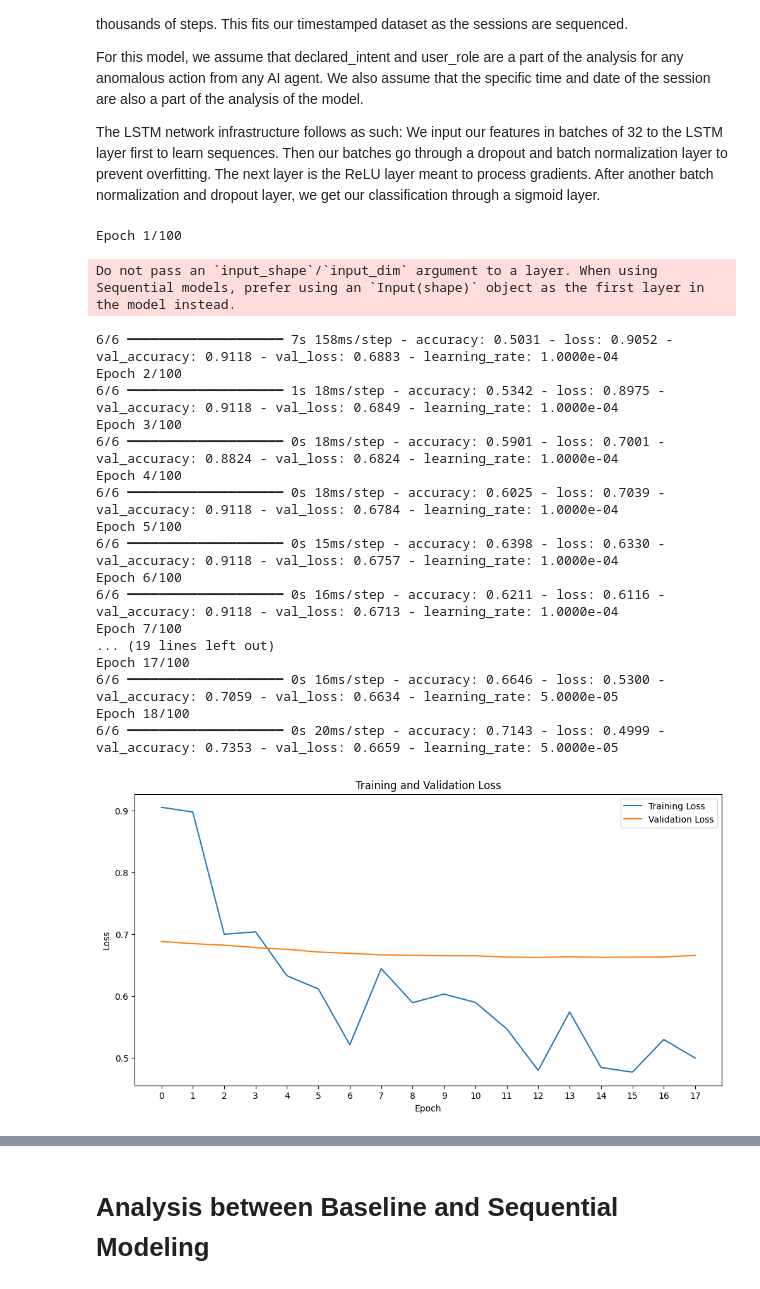
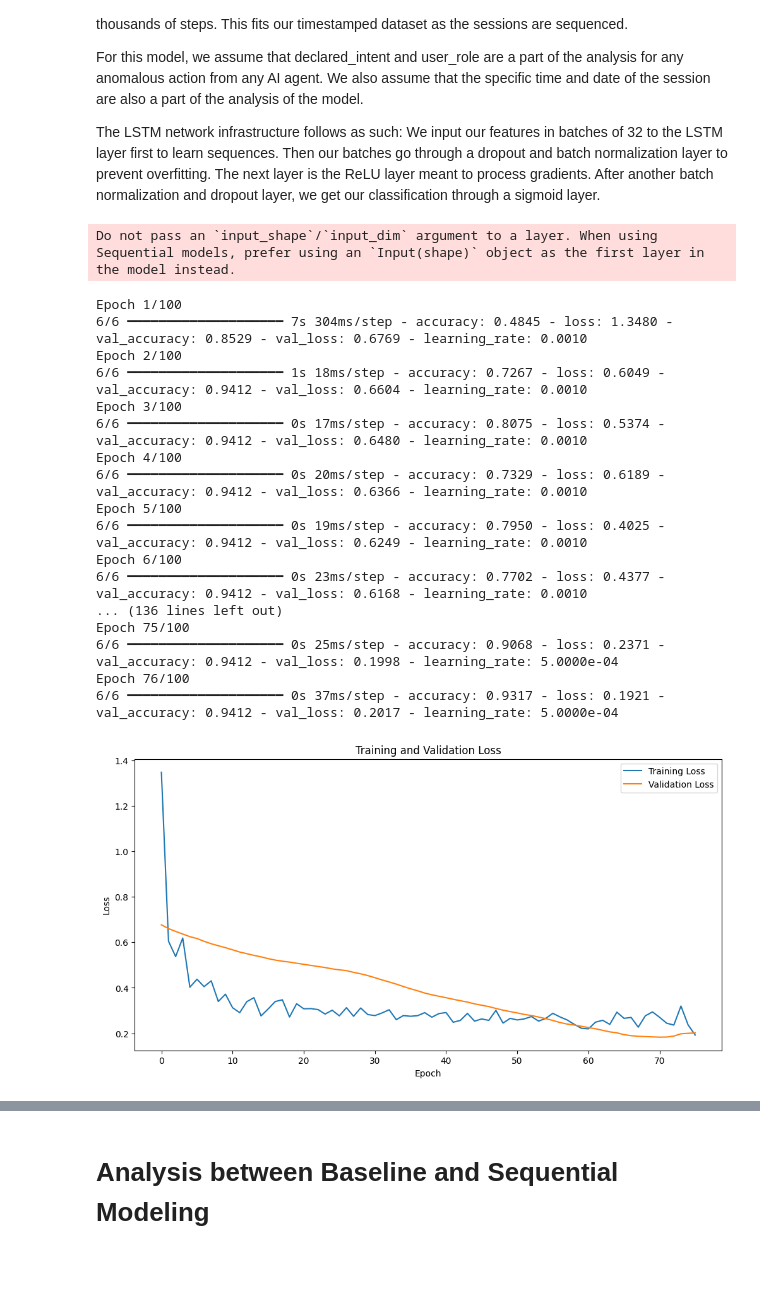
Before and after one commit to RealGoldenGeneral/SmartVerify-Take-Home-Assignment, a Jupyter notebook: notebooks/Modeling.ipynb, the cells around one changed output, grey strips where cells are left out. Saved outputs shown, nothing was run; the diff lists cells and outputs as text; code cells hidden in the pictures.

```diff
--- a/notebooks/Modeling.ipynb
+++ b/notebooks/Modeling.ipynb
@@ -573,7 +578,7 @@ def lstm_classifier(X_train_lstm_reshaped, y_train_lstm_resampled, class_weight_
   model.add(BatchNormalization())
   model.add(Dropout(0.5))
   model.add(Dense(1, activation='sigmoid'))
-  model.compile(loss='binary_crossentropy', optimizer=Adam(learning_rate=0.0001), metrics=['accuracy'])
+  model.compile(loss='binary_crossentropy', optimizer=Adam(learning_rate=0.001), metrics=['accuracy'])
   early_stopping = EarlyStopping(monitor='val_loss', patience=5, restore_best_weights=True)
   # Add learning rate scheduler
   lr_scheduler = ReduceLROnPlateau(monitor='val_loss', factor=0.5, patience=3, min_lr=1e-6)
@@ -582,41 +587,40 @@ def lstm_classifier(X_train_lstm_reshaped, y_train_lstm_resampled, class_weight_
 
 model = lstm_classifier(X_train_lstm_reshaped, y_train_lstm, class_weight_dict)
 # %% [output]
-Epoch 1/100
+Do not pass an `input_shape`/`input_dim` argument to a layer. When using Sequential models, prefer using an `Input(shape)` object as the first layer in the model instead.
-Do not pass an `input_shape`/`input_dim` argument to a layer. When using Sequential models, prefer using an `Input(shape)` object as the first layer in the model instead.
+Epoch 1/100
+6/6 ━━━━━━━━━━━━━━━━━━━━ 7s 304ms/step - accuracy: 0.4845 - loss: 1.3480 - val_accuracy: 0.8529 - val_loss: 0.6769 - learning_rate: 0.0010
+Epoch 2/100
+6/6 ━━━━━━━━━━━━━━━━━━━━ 1s 18ms/step - accuracy: 0.7267 - loss: 0.6049 - val_accuracy: 0.9412 - val_loss: 0.6604 - learning_rate: 0.0010
+Epoch 3/100
+6/6 ━━━━━━━━━━━━━━━━━━━━ 0s 17ms/step - accuracy: 0.8075 - loss: 0.5374 - val_accuracy: 0.9412 - val_loss: 0.6480 - learning_rate: 0.0010
+Epoch 4/100
+6/6 ━━━━━━━━━━━━━━━━━━━━ 0s 20ms/step - accuracy: 0.7329 - loss: 0.6189 - val_accuracy: 0.9412 - val_loss: 0.6366 - learning_rate: 0.0010
+Epoch 5/100
+6/6 ━━━━━━━━━━━━━━━━━━━━ 0s 19ms/step - accuracy: 0.7950 - loss: 0.4025 - val_accuracy: 0.9412 - val_loss: 0.6249 - learning_rate: 0.0010
+Epoch 6/100
+6/6 ━━━━━━━━━━━━━━━━━━━━ 0s 23ms/step - accuracy: 0.7702 - loss: 0.4377 - val_accuracy: 0.9412 - val_loss: 0.6168 - learning_rate: 0.0010
+... (136 lines left out)
+Epoch 75/100
+6/6 ━━━━━━━━━━━━━━━━━━━━ 0s 25ms/step - accuracy: 0.9068 - loss: 0.2371 - val_accuracy: 0.9412 - val_loss: 0.1998 - learning_rate: 5.0000e-04
+Epoch 76/100
+6/6 ━━━━━━━━━━━━━━━━━━━━ 0s 37ms/step - accuracy: 0.9317 - loss: 0.1921 - val_accuracy: 0.9412 - val_loss: 0.2017 - learning_rate: 5.0000e-04
-6/6 ━━━━━━━━━━━━━━━━━━━━ 7s 158ms/step - accuracy: 0.5031 - loss: 0.9052 - val_accuracy: 0.9118 - val_loss: 0.6883 - learning_rate: 1.0000e-04
-Epoch 2/100
-6/6 ━━━━━━━━━━━━━━━━━━━━ 1s 18ms/step - accuracy: 0.5342 - loss: 0.8975 - val_accuracy: 0.9118 - val_loss: 0.6849 - learning_rate: 1.0000e-04
-Epoch 3/100
-6/6 ━━━━━━━━━━━━━━━━━━━━ 0s 18ms/step - accuracy: 0.5901 - loss: 0.7001 - val_accuracy: 0.8824 - val_loss: 0.6824 - learning_rate: 1.0000e-04
-Epoch 4/100
-6/6 ━━━━━━━━━━━━━━━━━━━━ 0s 18ms/step - accuracy: 0.6025 - loss: 0.7039 - val_accuracy: 0.9118 - val_loss: 0.6784 - learning_rate: 1.0000e-04
-Epoch 5/100
-6/6 ━━━━━━━━━━━━━━━━━━━━ 0s 15ms/step - accuracy: 0.6398 - loss: 0.6330 - val_accuracy: 0.9118 - val_loss: 0.6757 - learning_rate: 1.0000e-04
-Epoch 6/100
-6/6 ━━━━━━━━━━━━━━━━━━━━ 0s 16ms/step - accuracy: 0.6211 - loss: 0.6116 - val_accuracy: 0.9118 - val_loss: 0.6713 - learning_rate: 1.0000e-04
-Epoch 7/100
-... (19 lines left out)
-Epoch 17/100
-6/6 ━━━━━━━━━━━━━━━━━━━━ 0s 16ms/step - accuracy: 0.6646 - loss: 0.5300 - val_accuracy: 0.7059 - val_loss: 0.6634 - learning_rate: 5.0000e-05
-Epoch 18/100
-6/6 ━━━━━━━━━━━━━━━━━━━━ 0s 20ms/step - accuracy: 0.7143 - loss: 0.4999 - val_accuracy: 0.7353 - val_loss: 0.6659 - learning_rate: 5.0000e-05
 # %%
 # Visualize LSTM Training
 def visualize_lstm_training(model):
   plt.figure(figsize=(12, 6))
   plt.plot(model.history.history['loss'], label='Training Loss')
   plt.plot(model.history.history['val_loss'], label='Validation Loss')
   plt.xlabel('Epoch')
-  plt.xticks(range(0, len(model.history.history['loss'])))
+  plt.xticks(range(0, len(model.history.history['loss']), 10))
   plt.ylabel('Loss')
   plt.title('Training and Validation Loss')
   plt.legend()
   plt.show()
 
 visualize_lstm_training(model)
 # %% [output]
-[figure, old version]
+[figure, new version]
 # %%
 # Get LSTM results
 def get_lstm_results(model, X_test_lstm_reshaped, y_test_lstm):
```
Also changed, not shown: parts of 20 cells of this notebook.
